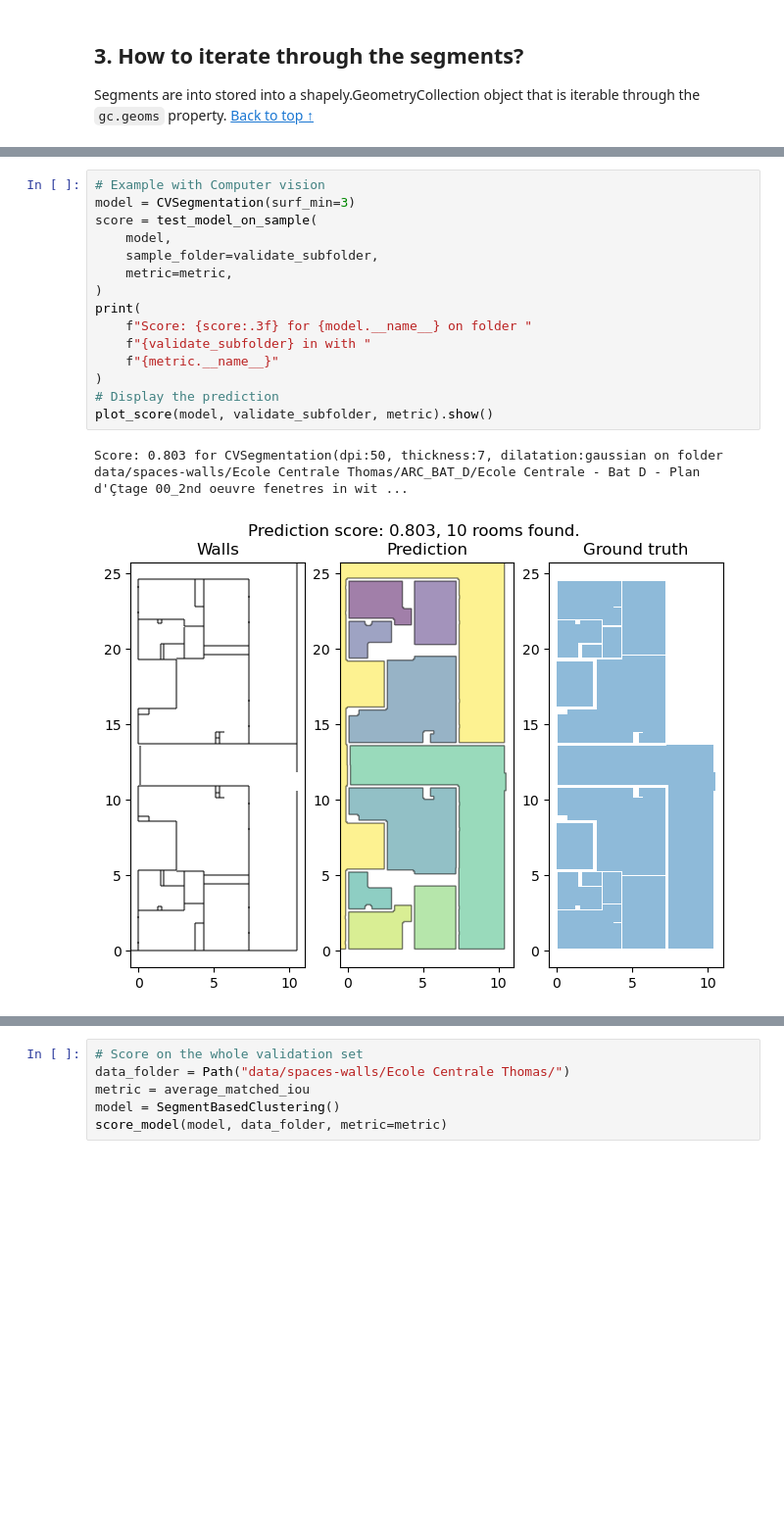
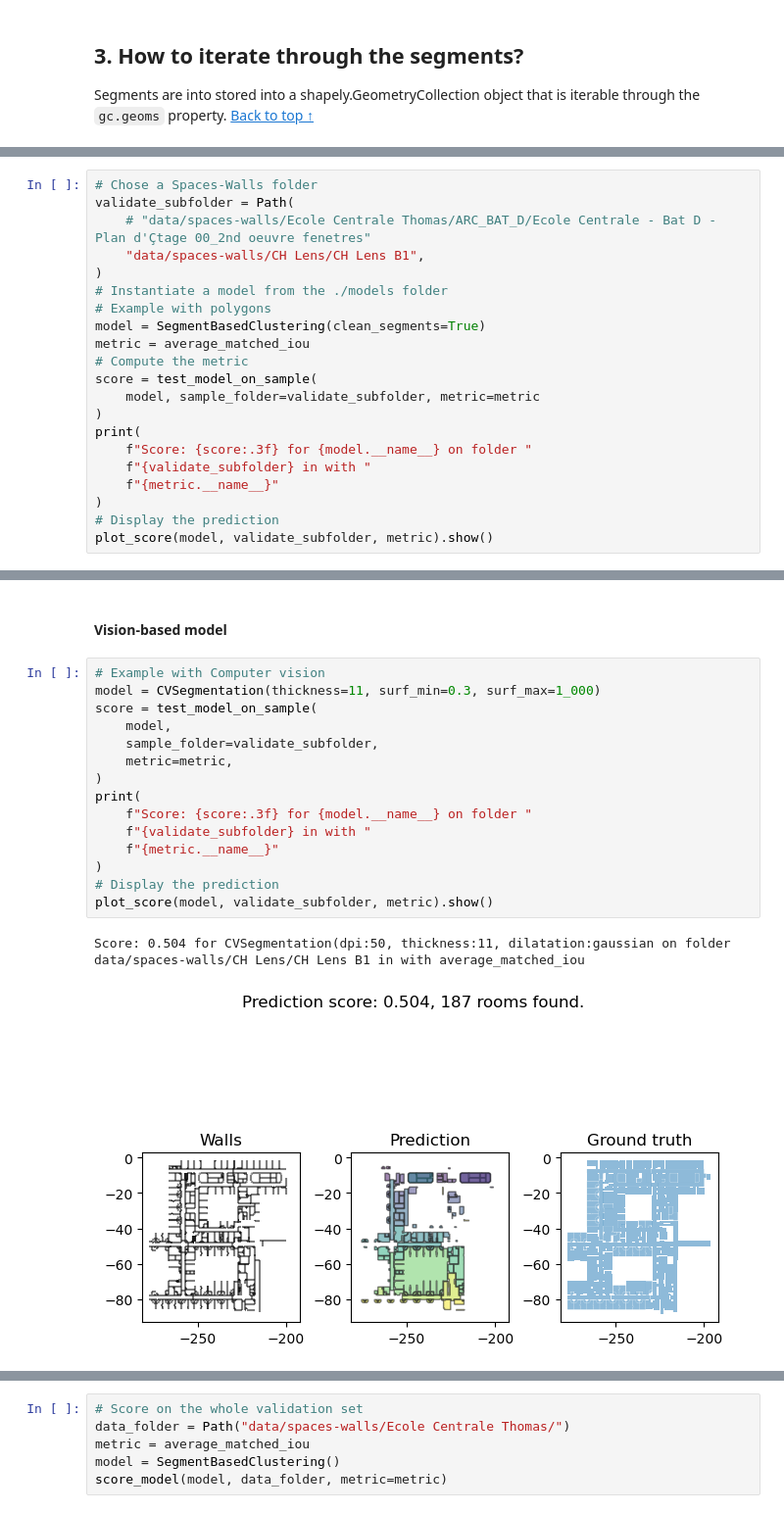
Before and after one commit to waddason/CapstoneContour, a Jupyter notebook: howto.ipynb, the cells around one changed output, grey strips where cells are left out. Shown at 98% size. Cells and saved outputs as stored; diff of their text form; blank space fills up the shorter version.

```diff
--- a/howto.ipynb
+++ b/howto.ipynb
@@ -116,0 +149,21 @@ Score: 0.800 for SegmentBasedClustering on folder data/spaces-walls/Ecole Centra
+# %%
+# Chose a Spaces-Walls folder
+validate_subfolder = Path(
+    # "data/spaces-walls/Ecole Centrale Thomas/ARC_BAT_D/Ecole Centrale - Bat D - Plan d'Çtage 00_2nd oeuvre fenetres"
+    "data/spaces-walls/CH Lens/CH Lens B1",
+)
+# Instantiate a model from the ./models folder
+# Example with polygons
+model = SegmentBasedClustering(clean_segments=True)
+metric = average_matched_iou
+# Compute the metric
+score = test_model_on_sample(
+    model, sample_folder=validate_subfolder, metric=metric
+)
+print(
+    f"Score: {score:.3f} for {model.__name__} on folder "
+    f"{validate_subfolder} in with "
+    f"{metric.__name__}"
+)
+# Display the prediction
+plot_score(model, validate_subfolder, metric).show()
@@ -117,18 +173,20 @@ Score: 0.800 for SegmentBasedClustering on folder data/spaces-walls/Ecole Centra
+# %% [markdown]
+#### Vision-based model
 # %%
 # Example with Computer vision
-model = CVSegmentation(surf_min=3)
+model = CVSegmentation(thickness=11, surf_min=0.3, surf_max=1_000)
 score = test_model_on_sample(
     model,
     sample_folder=validate_subfolder,
     metric=metric,
 )
 print(
     f"Score: {score:.3f} for {model.__name__} on folder "
     f"{validate_subfolder} in with "
     f"{metric.__name__}"
 )
 # Display the prediction
 plot_score(model, validate_subfolder, metric).show()
 # %% [output]
-Score: 0.803 for CVSegmentation(dpi:50, thickness:7, dilatation:gaussian on folder data/spaces-walls/Ecole Centrale Thomas/ARC_BAT_D/Ecole Centrale - Bat D - Plan d'Çtage 00_2nd oeuvre fenetres in wit ...
+Score: 0.504 for CVSegmentation(dpi:50, thickness:11, dilatation:gaussian on folder data/spaces-walls/CH Lens/CH Lens B1 in with average_matched_iou
-[figure, old version]
+[figure, new version]
```
Also changed, not shown: parts of 19 cells of this notebook.
